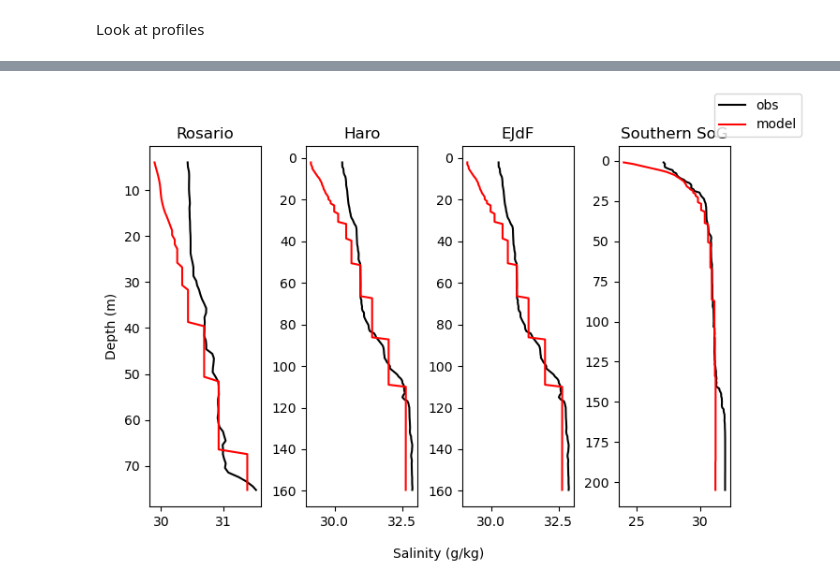
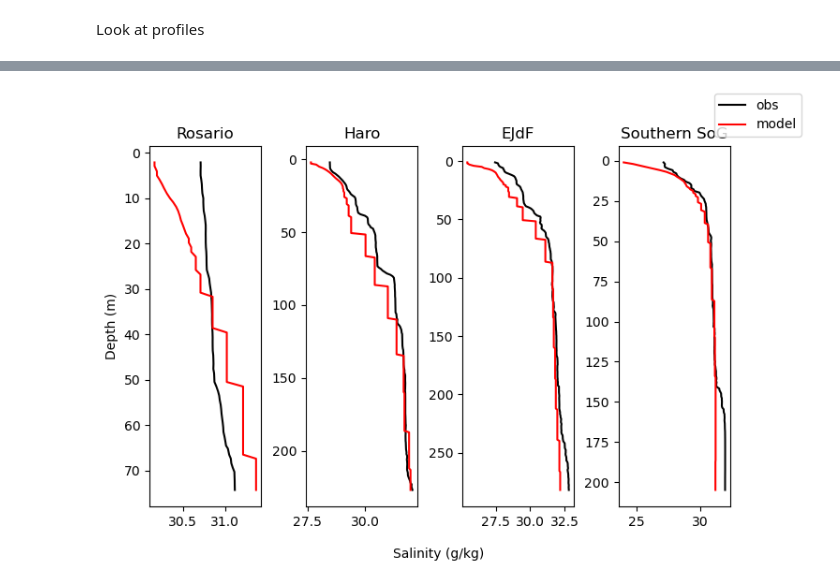
Before and after one commit to SalishSeaCast/analysis-camryn, a Jupyter notebook: notebooks/model_evals/model_eval.ipynb, the cells around one changed output, grey strips where cells are left out. Drawn from its saved outputs; the diff is of its cells as text; code cells hidden in the pictures.

Commit message:
updated plots

```diff
--- a/notebooks/model_evals/model_eval.ipynb
+++ b/notebooks/model_evals/model_eval.ipynb
@@ -1345,15 +1330,19 @@ tprofile_haro['Lat'],tprofile_haro['Lon']
 # %%
 temp_data_haro['dtime'] = pd.to_datetime(temp_data_haro['dtUTC'])
-tprofile_haro = temp_data_haro[temp_data_haro['dtime'] == temp_data_haro['dtime'].unique()[-1]]
+tprofile_haro = temp_data_haro[temp_data_haro['dtime'] == temp_data_haro['dtime'].unique()[-10]]
+print(temp_data_haro['dtime'].unique()[-11])
 
 temp_data_ros['dtime'] = pd.to_datetime(temp_data_ros['dtUTC'])
-tprofile_ros = temp_data_ros[temp_data_ros['dtime'] == temp_data_ros['dtime'].unique()[-1]]
+tprofile_ros = temp_data_ros[temp_data_ros['dtime'] == temp_data_ros['dtime'].unique()[-5]]
+print(temp_data_ros['dtime'].unique()[-5])
 
 temp_data_ejdf['dtime'] = pd.to_datetime(temp_data_ejdf['dtUTC'])
-tprofile_ejdf = temp_data_ejdf[temp_data_ejdf['dtime'] == temp_data_ejdf['dtime'].unique()[-1]]
+tprofile_ejdf = temp_data_ejdf[temp_data_ejdf['dtime'] == temp_data_ejdf['dtime'].unique()[-20]]
+print(temp_data_ejdf['dtime'].unique()[-20])
 
 temp_data_sog['dtime'] = pd.to_datetime(temp_data_sog['dtUTC'])
 tprofile_ssog = temp_data_sog[temp_data_sog['dtime'] == temp_data_sog['dtime'].unique()[-55]]
+print(temp_data_sog['dtime'].unique()[-55])
 
 fig,ax = plt.subplots(1,4,figsize=(8,5))
 ax[1].plot(tprofile_haro['SA'],tprofile_haro['Z'],color='k',label='obs')
@@ -1380 +1373 @@ fig.subplots_adjust(wspace=0.4)
-[figure, old version]
+[figure, new version]
```
Also changed, not shown: parts of 4 cells of this notebook.
